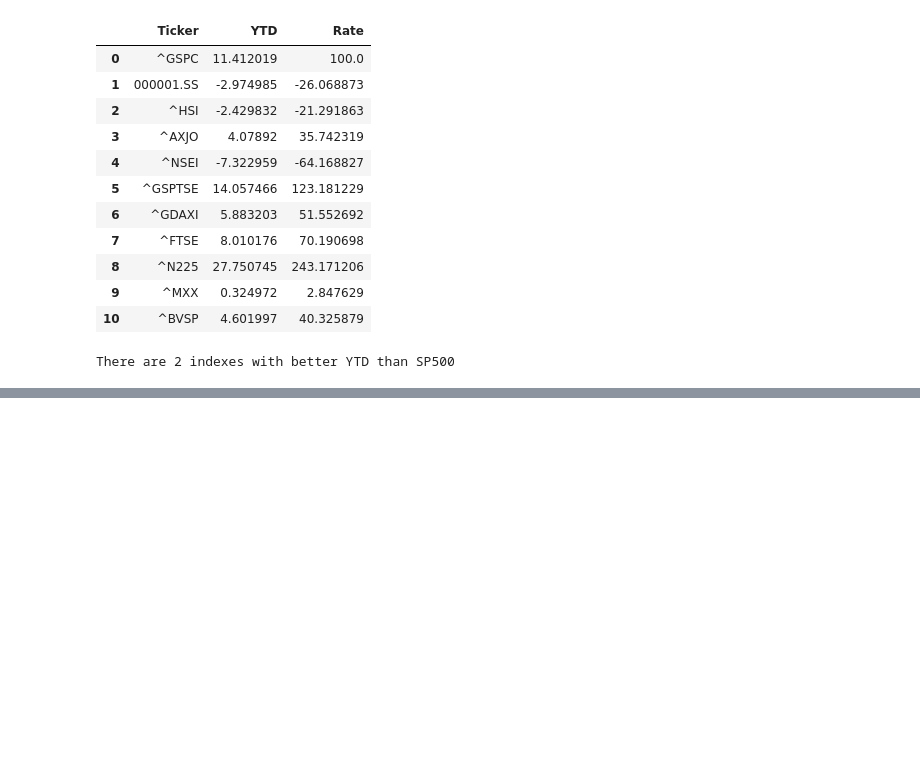
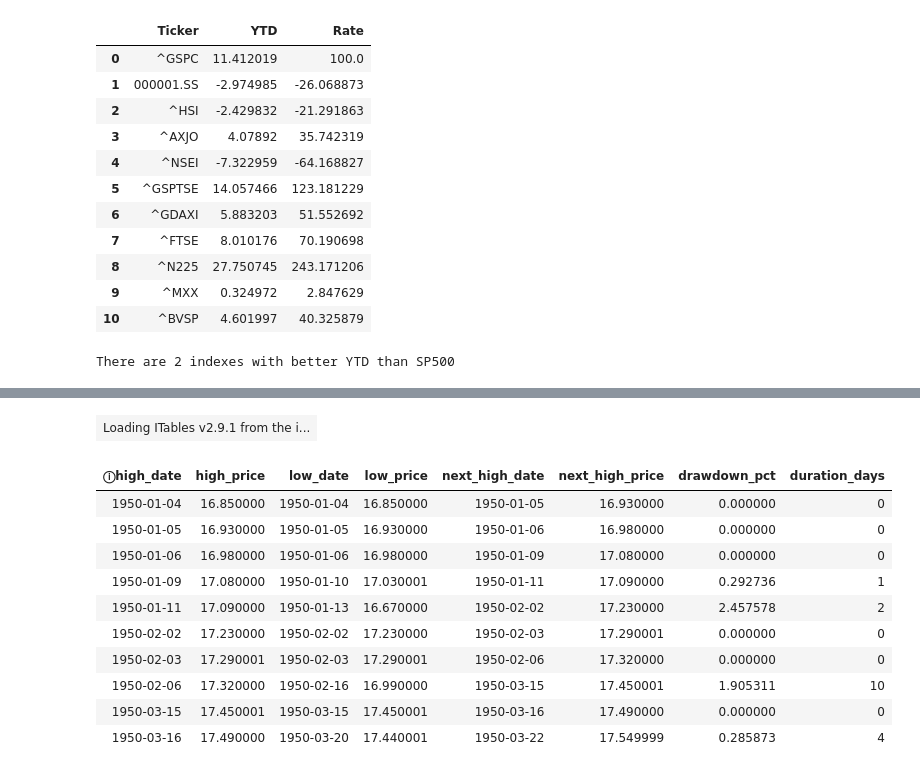
Before and after one commit to luissalgueiro/Stock-Markets-Analytics-Zoomcamp-2026, a Jupyter notebook: homework1/hw1.ipynb, the cells around one changed output, grey strips where cells are left out. Cells and saved outputs as stored; diff of their text form; code cells hidden in the pictures; blank space fills up the shorter version.

```diff
--- a/homework1/hw1.ipynb
+++ b/homework1/hw1.ipynb
@@ -261,0 +324,5 @@ data.head()
+# %%
+sp500["Is_ATH"] = (
+    sp500["Close"] > sp500["Previous_Max_Close"]
+)
+sp500.head()
@@ -261,0 +337,4 @@ data.head()
+# %%
+ath = sp500[sp500["Is_ATH"]].copy()
+
+ath[["Date", "Close"]].head(10)
@@ -261,0 +449,19 @@ data.head()
+# %%
+corrections_df["duration_days"] = (
+    corrections_df["low_date"] -
+    corrections_df["high_date"]
+).dt.days
+corrections_df.head(10)
+# %% [output]
+| Loading ITables v2.9.1 from the i... |
+| ⓘhigh_date | high_price | low_date | low_price | next_high_date | next_high_price | drawdown_pct | duration_days |
+| 1950-01-04 | 16.850000 | 1950-01-04 | 16.850000 | 1950-01-05 | 16.930000 | 0.000000 | 0 |
+| 1950-01-05 | 16.930000 | 1950-01-05 | 16.930000 | 1950-01-06 | 16.980000 | 0.000000 | 0 |
+| 1950-01-06 | 16.980000 | 1950-01-06 | 16.980000 | 1950-01-09 | 17.080000 | 0.000000 | 0 |
+| 1950-01-09 | 17.080000 | 1950-01-10 | 17.030001 | 1950-01-11 | 17.090000 | 0.292736 | 1 |
+| 1950-01-11 | 17.090000 | 1950-01-13 | 16.670000 | 1950-02-02 | 17.230000 | 2.457578 | 2 |
+| 1950-02-02 | 17.230000 | 1950-02-02 | 17.230000 | 1950-02-03 | 17.290001 | 0.000000 | 0 |
+| 1950-02-03 | 17.290001 | 1950-02-03 | 17.290001 | 1950-02-06 | 17.320000 | 0.000000 | 0 |
+| 1950-02-06 | 17.320000 | 1950-02-16 | 16.990000 | 1950-03-15 | 17.450001 | 1.905311 | 10 |
+| 1950-03-15 | 17.450001 | 1950-03-15 | 17.450001 | 1950-03-16 | 17.490000 | 0.000000 | 0 |
+| 1950-03-16 | 17.490000 | 1950-03-20 | 17.440001 | 1950-03-22 | 17.549999 | 0.285873 | 4 |
```
Also changed, not shown: parts of 21 cells of this notebook.
